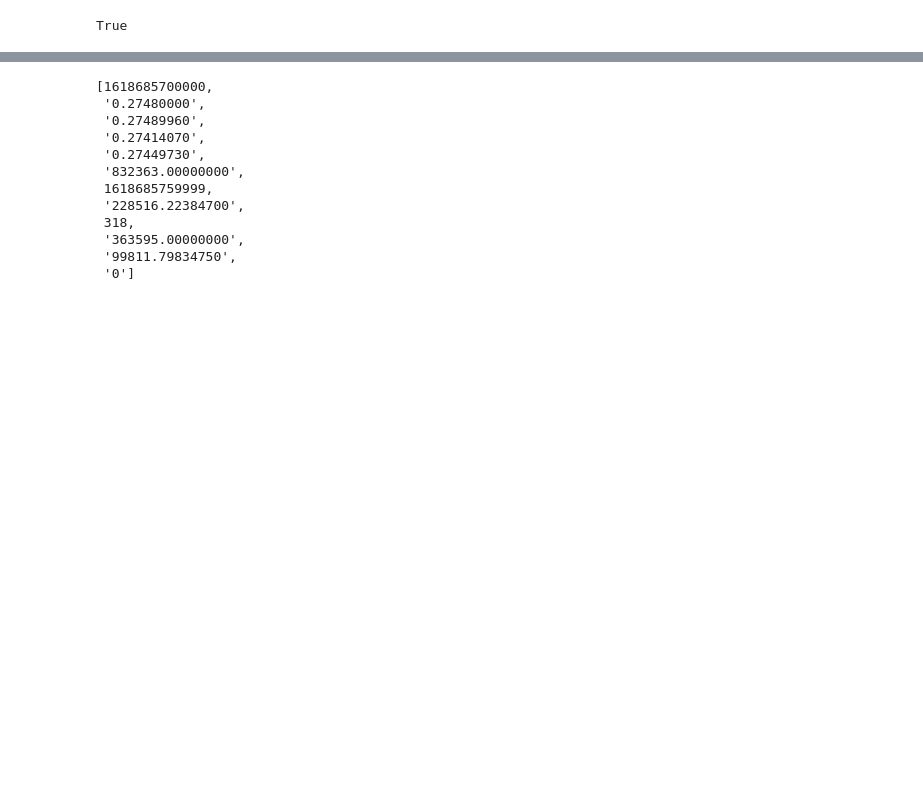
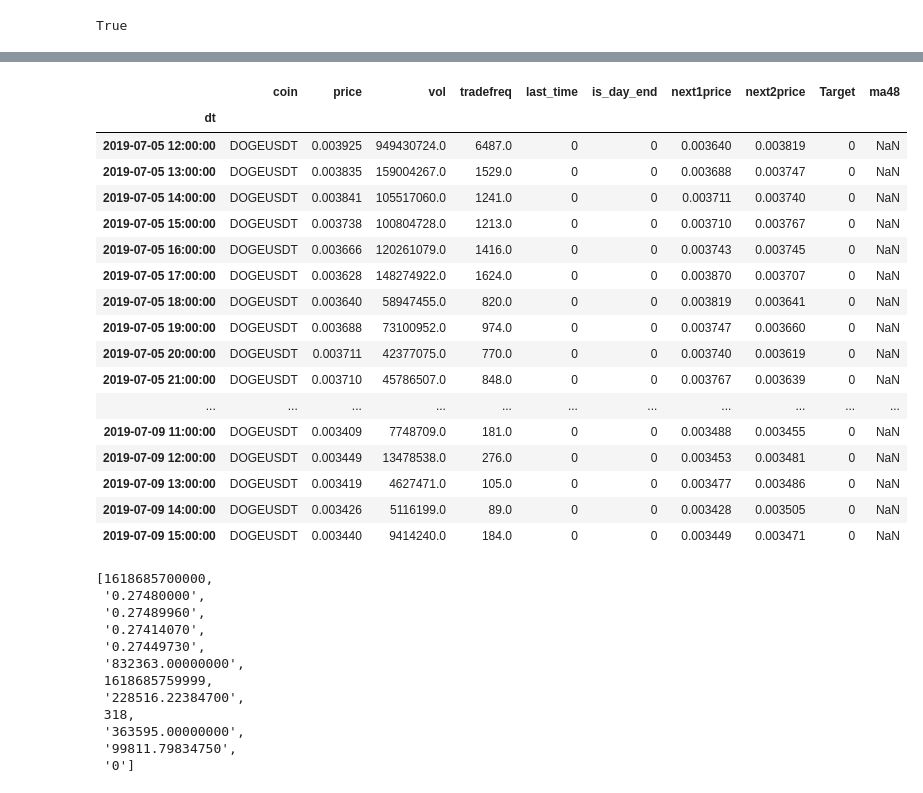
Before and after one commit to aalici/SmartCryptoSearchInTrends, a Jupyter notebook: binance_first.ipynb, the cells around one changed output, grey strips where cells are left out. Cells and saved outputs as stored; diff of their text form; code cells hidden in the pictures; blank space fills up the shorter version.

```diff
--- a/binance_first.ipynb
+++ b/binance_first.ipynb
@@ -266,3 +324,3 @@ Name: Target, dtype: int64
 # %%
-[coin, dt, dict_coin.get(dt)[1], dict_coin.get(dt)[2], dict_coin.get(dt)[3]]
+df_all_coins.loc[df_all_coins.coin == 'DOGEUSDT', :].head(100)
 # %% [output]
@@ -270,3 +327,21 @@ Name: Target, dtype: int64
+|  | coin | price | vol | tradefreq | last_time | is_day_end | next1price | next2price | Target | ma48 |
+| dt |  |  |  |  |  |  |  |  |  |  |
+| 2019-07-05 12:00:00 | DOGEUSDT | 0.003925 | 949430724.0 | 6487.0 | 0 | 0 | 0.003640 | 0.003819 | 0 | NaN |
+| 2019-07-05 13:00:00 | DOGEUSDT | 0.003835 | 159004267.0 | 1529.0 | 0 | 0 | 0.003688 | 0.003747 | 0 | NaN |
+| 2019-07-05 14:00:00 | DOGEUSDT | 0.003841 | 105517060.0 | 1241.0 | 0 | 0 | 0.003711 | 0.003740 | 0 | NaN |
+| 2019-07-05 15:00:00 | DOGEUSDT | 0.003738 | 100804728.0 | 1213.0 | 0 | 0 | 0.003710 | 0.003767 | 0 | NaN |
+| 2019-07-05 16:00:00 | DOGEUSDT | 0.003666 | 120261079.0 | 1416.0 | 0 | 0 | 0.003743 | 0.003745 | 0 | NaN |
+| 2019-07-05 17:00:00 | DOGEUSDT | 0.003628 | 148274922.0 | 1624.0 | 0 | 0 | 0.003870 | 0.003707 | 0 | NaN |
+| 2019-07-05 18:00:00 | DOGEUSDT | 0.003640 | 58947455.0 | 820.0 | 0 | 0 | 0.003819 | 0.003641 | 0 | NaN |
+| 2019-07-05 19:00:00 | DOGEUSDT | 0.003688 | 73100952.0 | 974.0 | 0 | 0 | 0.003747 | 0.003660 | 0 | NaN |
+| 2019-07-05 20:00:00 | DOGEUSDT | 0.003711 | 42377075.0 | 770.0 | 0 | 0 | 0.003740 | 0.003619 | 0 | NaN |
+| 2019-07-05 21:00:00 | DOGEUSDT | 0.003710 | 45786507.0 | 848.0 | 0 | 0 | 0.003767 | 0.003639 | 0 | NaN |
+| ... | ... | ... | ... | ... | ... | ... | ... | ... | ... | ... |
+| 2019-07-09 11:00:00 | DOGEUSDT | 0.003409 | 7748709.0 | 181.0 | 0 | 0 | 0.003488 | 0.003455 | 0 | NaN |
+| 2019-07-09 12:00:00 | DOGEUSDT | 0.003449 | 13478538.0 | 276.0 | 0 | 0 | 0.003453 | 0.003481 | 0 | NaN |
+| 2019-07-09 13:00:00 | DOGEUSDT | 0.003419 | 4627471.0 | 105.0 | 0 | 0 | 0.003477 | 0.003486 | 0 | NaN |
+| 2019-07-09 14:00:00 | DOGEUSDT | 0.003426 | 5116199.0 | 89.0 | 0 | 0 | 0.003428 | 0.003505 | 0 | NaN |
+| 2019-07-09 15:00:00 | DOGEUSDT | 0.003440 | 9414240.0 | 184.0 | 0 | 0 | 0.003449 | 0.003471 | 0 | NaN |
 # %%
 # valid intervals - 1m, 3m, 5m, 15m, 30m, 1h, 2h, 4h, 6h, 8h, 12h, 1d, 3d, 1w, 1M
 
```
Also changed, not shown: parts of 15 cells of this notebook.
